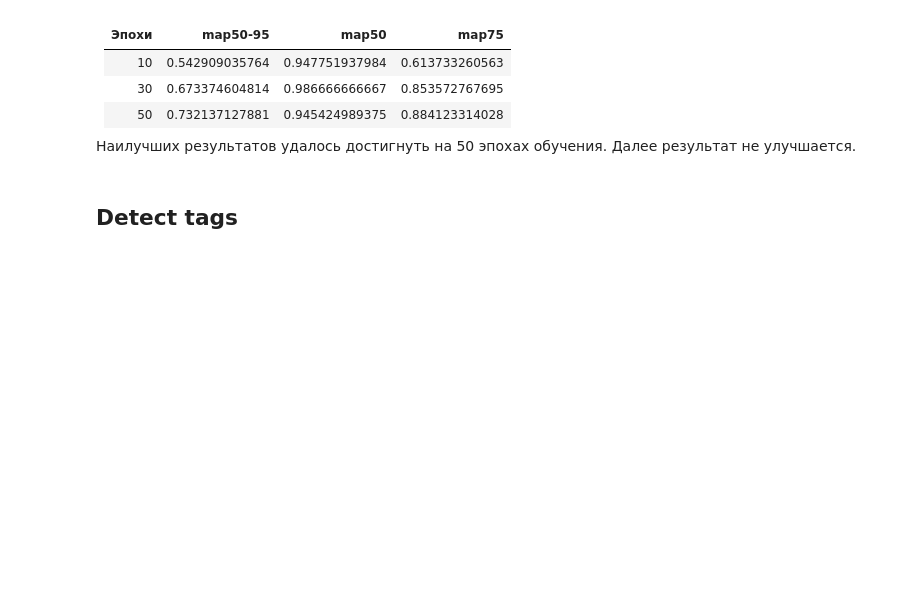
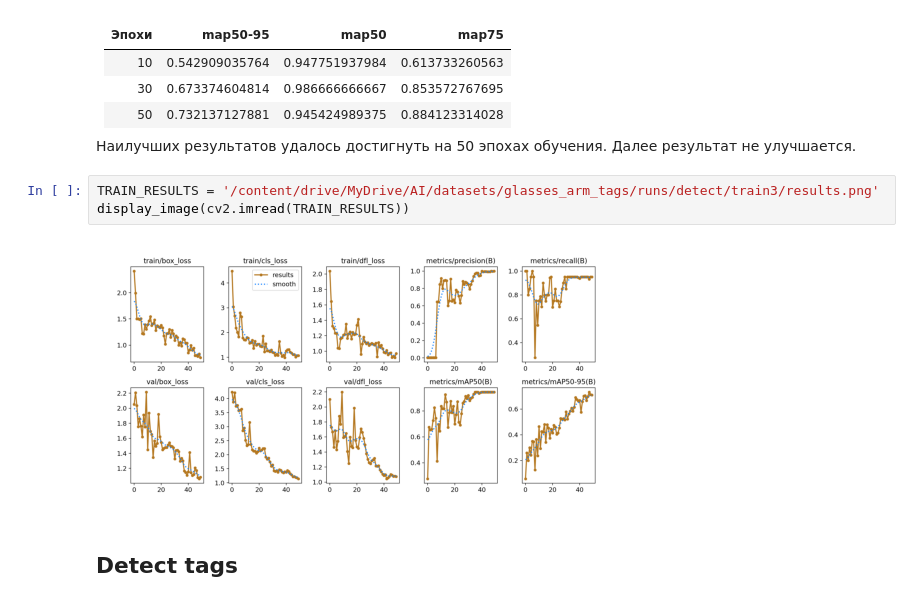
Before and after one commit to Untick/NetOptik, a Jupyter notebook: Polyakov Alexander/Glasses_arm_tag_v0_1b.ipynb, the cells around one changed output. Cells and saved outputs as stored; diff of their text form; blank space fills up the shorter version.

```diff
--- a/Polyakov Alexander/Glasses_arm_tag_v0_1b.ipynb
+++ b/Polyakov Alexander/Glasses_arm_tag_v0_1b.ipynb
@@ -174,6 +175,11 @@ map75 0.8841233140283139
 
 Наилучших результатов удалось достигнуть на 50 эпохах обучения.
 Далее результат не улучшается.
+# %%
+TRAIN_RESULTS = '/content/drive/MyDrive/AI/datasets/glasses_arm_tags/runs/detect/train3/results.png'
+display_image(cv2.imread(TRAIN_RESULTS))
+# %% [output]
+[figure, added]
 # %% [markdown]
 ## Detect tags
 # %%
```
Also changed, not shown: parts of 9 cells of this notebook.
